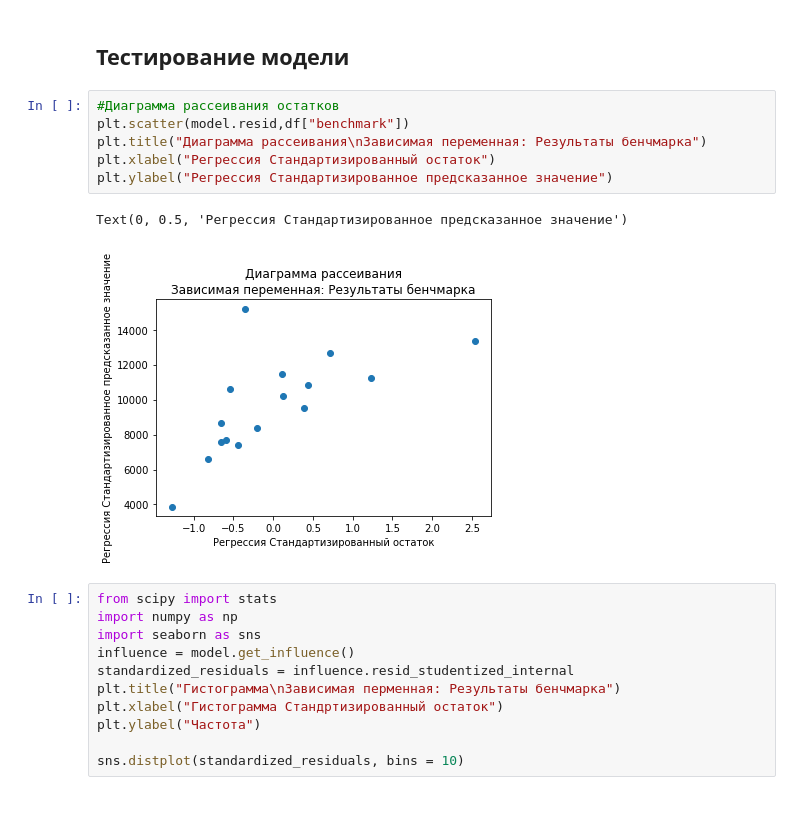
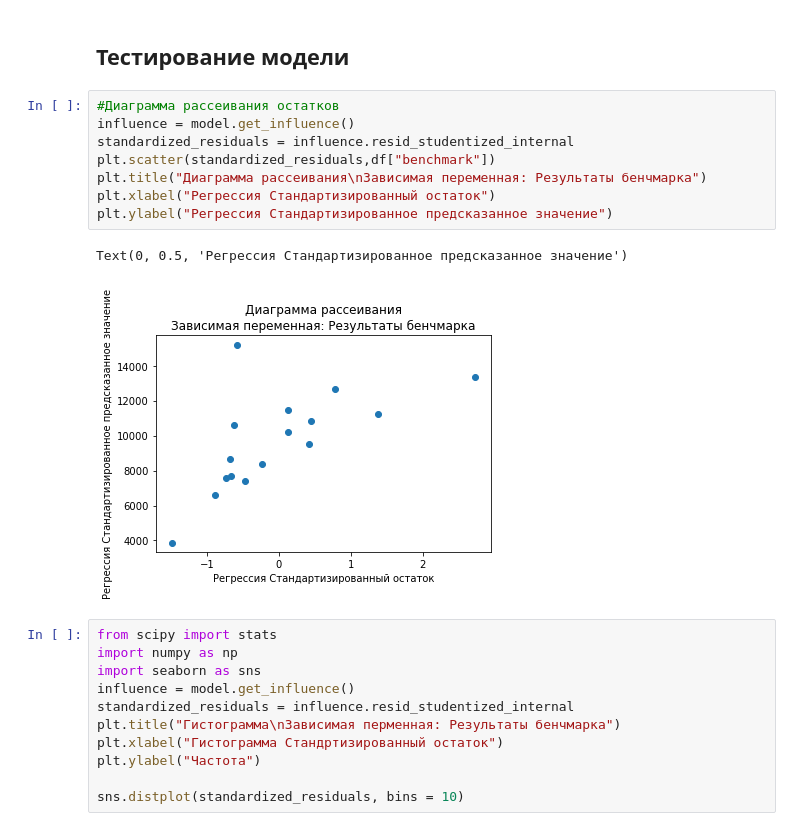
Before and after one commit to radabolsky/laptop-performance, a Jupyter notebook: test+statistic.ipynb, the cells around one changed output. Saved outputs shown, nothing was run; the diff lists cells and outputs as text.

```diff
--- a/test+statistic.ipynb
+++ b/test+statistic.ipynb
@@ -207,13 +207,15 @@ dtype: float64
 ## Тестирование модели
 # %%
 #Диаграмма рассеивания остатков
-plt.scatter(model.resid,df["benchmark"])
+influence = model.get_influence()
+standardized_residuals = influence.resid_studentized_internal
+plt.scatter(standardized_residuals,df["benchmark"])
 plt.title("Диаграмма рассеивания\nЗависимая переменная: Результаты бенчмарка")
 plt.xlabel("Регрессия Стандартизированный остаток")
 plt.ylabel("Регрессия Стандартизированное предсказанное значение")
 # %% [output]
 Text(0, 0.5, 'Регрессия Стандартизированное предсказанное значение')
-[figure, old version]
+[figure, new version]
 # %%
 from scipy import stats
 import numpy as np
```
Also changed, not shown: parts of 4 cells of this notebook.
